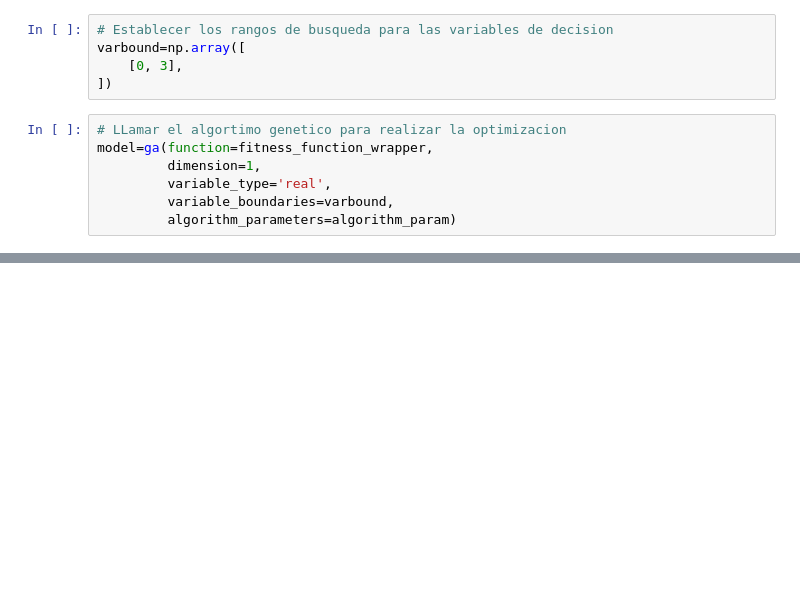
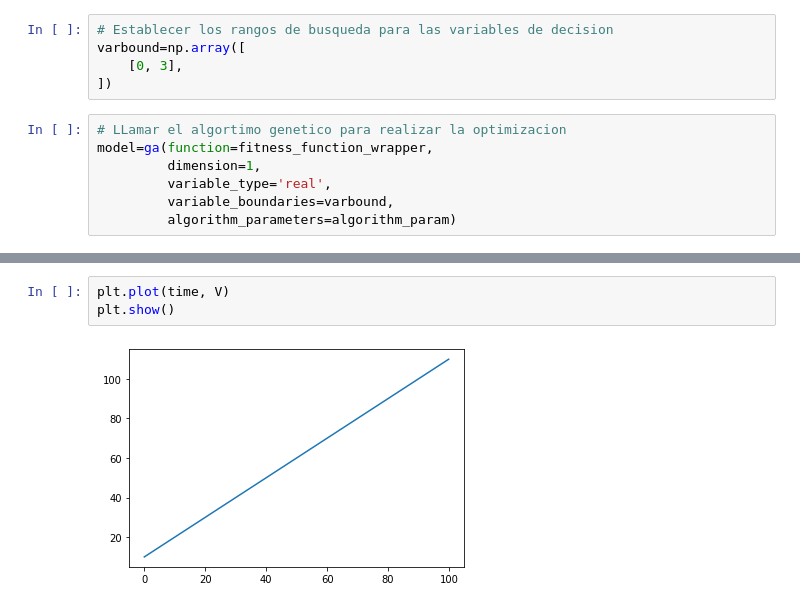
Before and after one commit to juanmggb/maestria, a Jupyter notebook: mc_fb_optimization/mc_fb_optimization.ipynb, the cells around one changed output, grey strips where cells are left out. Saved outputs shown, nothing was run; the diff lists cells and outputs as text; blank space fills up the shorter version.

```diff
--- a/mc_fb_optimization/mc_fb_optimization.ipynb
+++ b/mc_fb_optimization/mc_fb_optimization.ipynb
@@ -159,0 +139,5 @@ array([0.91748546])
+# %%
+plt.plot(time, V)
+plt.show()
+# %% [output]
+[figure, added]
```
Also changed, not shown: parts of 8 cells of this notebook.
